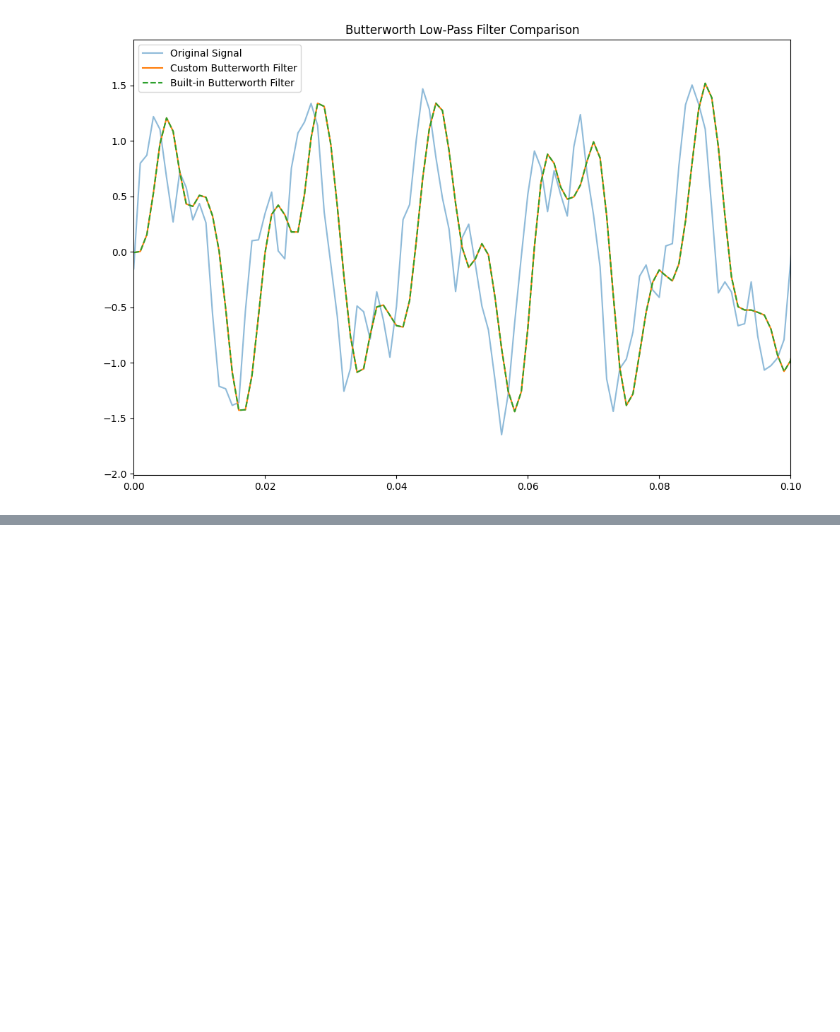
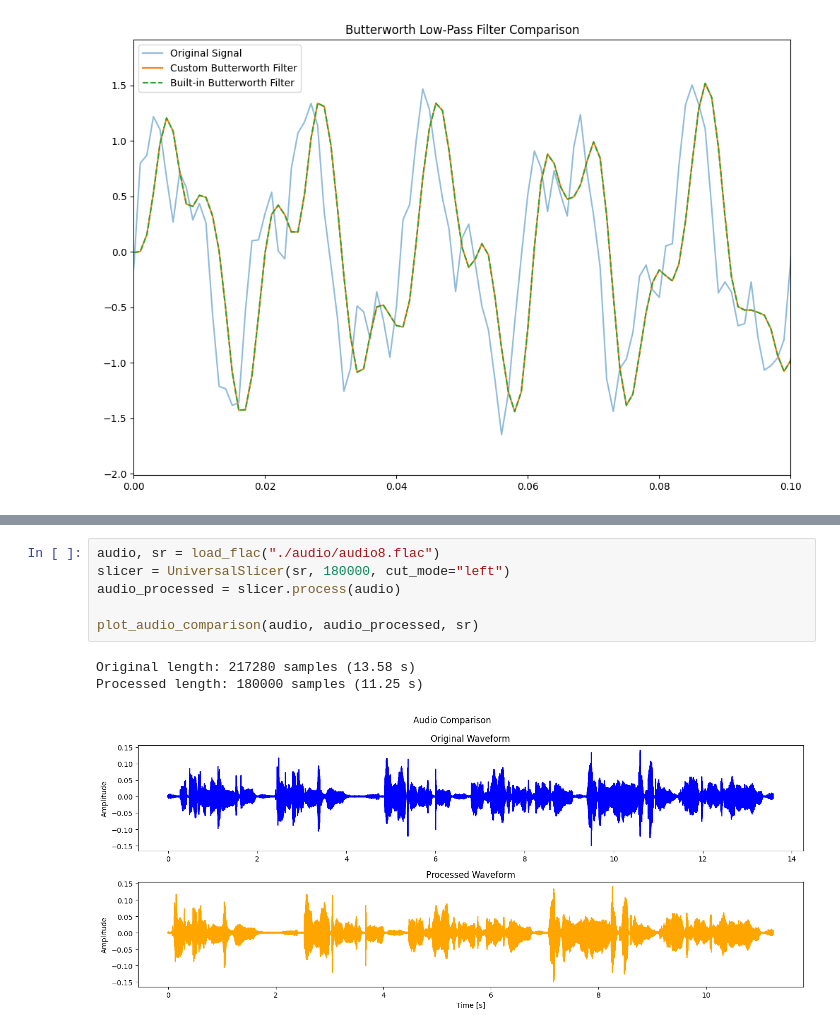
Before and after one commit to PelArtur/Audio_Processing_Labs, a Jupyter notebook: Additional/todos.ipynb, the cells around one changed output, grey strips where cells are left out. Drawn from its saved outputs; the diff is of its cells as text; blank space fills up the shorter version.

```diff
--- a/Additional/todos.ipynb
+++ b/Additional/todos.ipynb
@@ -125,0 +297,10 @@ plt.show()
+# %%
+audio, sr = load_flac("./audio/audio8.flac")
+slicer = UniversalSlicer(sr, 180000, cut_mode="left")
+audio_processed = slicer.process(audio)
+
+plot_audio_comparison(audio, audio_processed, sr)
+# %% [output]
+Original length: 217280 samples (13.58 s)
+Processed length: 180000 samples (11.25 s)
+[figure, added]
```
Also changed, not shown: parts of 30 cells of this notebook, 9 other files.
